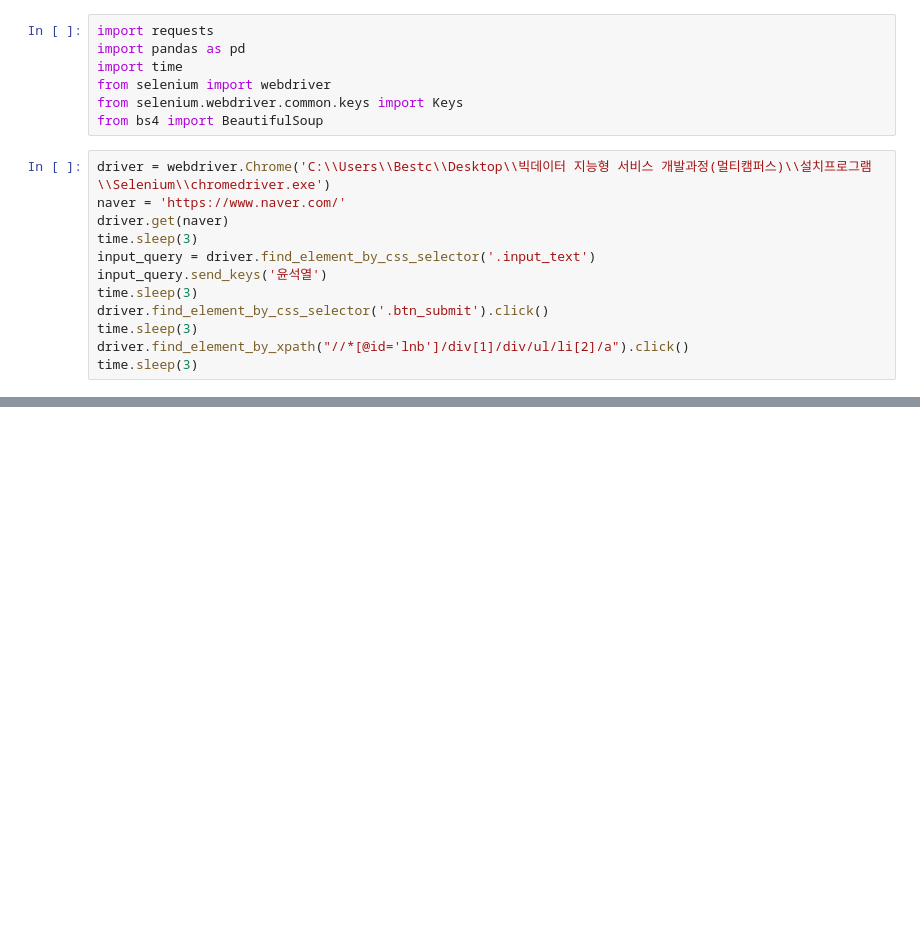
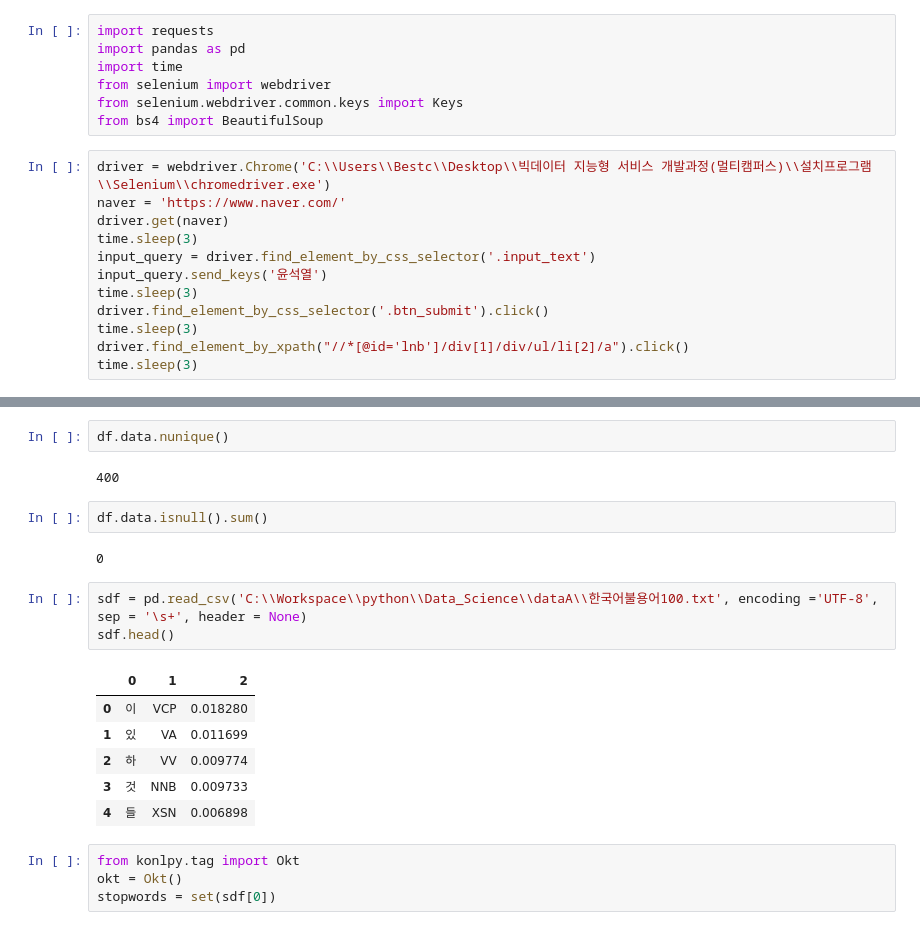
Before and after one commit to Jeong-Beom/TIL, a Jupyter notebook: Self-Study/크롤링, 텍스트 전처리, 워드클라우드 연습/네이버뉴스기사 크롤링.ipynb, the cells around one changed output, grey strips where cells are left out. Cells and saved outputs as stored; diff of their text form; blank space fills up the shorter version.

```diff
--- a/Self-Study/크롤링, 텍스트 전처리, 워드클라우드 연습/네이버뉴스기사 크롤링.ipynb
+++ b/Self-Study/크롤링, 텍스트 전처리, 워드클라우드 연습/네이버뉴스기사 크롤링.ipynb
@@ -27,0 +48,22 @@ driver.find_element_by_xpath("//*[@id='main_pack']/div[2]/div/a[2]/i").click()
+# %%
+df.data.nunique()
+# %% [output]
+400
+# %%
+df.data.isnull().sum()
+# %% [output]
+0
+# %%
+sdf = pd.read_csv('C:\\Workspace\\python\\Data_Science\\dataA\\한국어불용어100.txt', encoding ='UTF-8', sep = '\s+', header = None)
+sdf.head()
+# %% [output]
+|  | 0 | 1 | 2 |
+| 0 | 이 | VCP | 0.018280 |
+| 1 | 있 | VA | 0.011699 |
+| 2 | 하 | VV | 0.009774 |
+| 3 | 것 | NNB | 0.009733 |
+| 4 | 들 | XSN | 0.006898 |
+# %%
+from konlpy.tag import Okt
+okt = Okt()
+stopwords = set(sdf[0])
```
Also changed, not shown: parts of 12 cells of this notebook.
